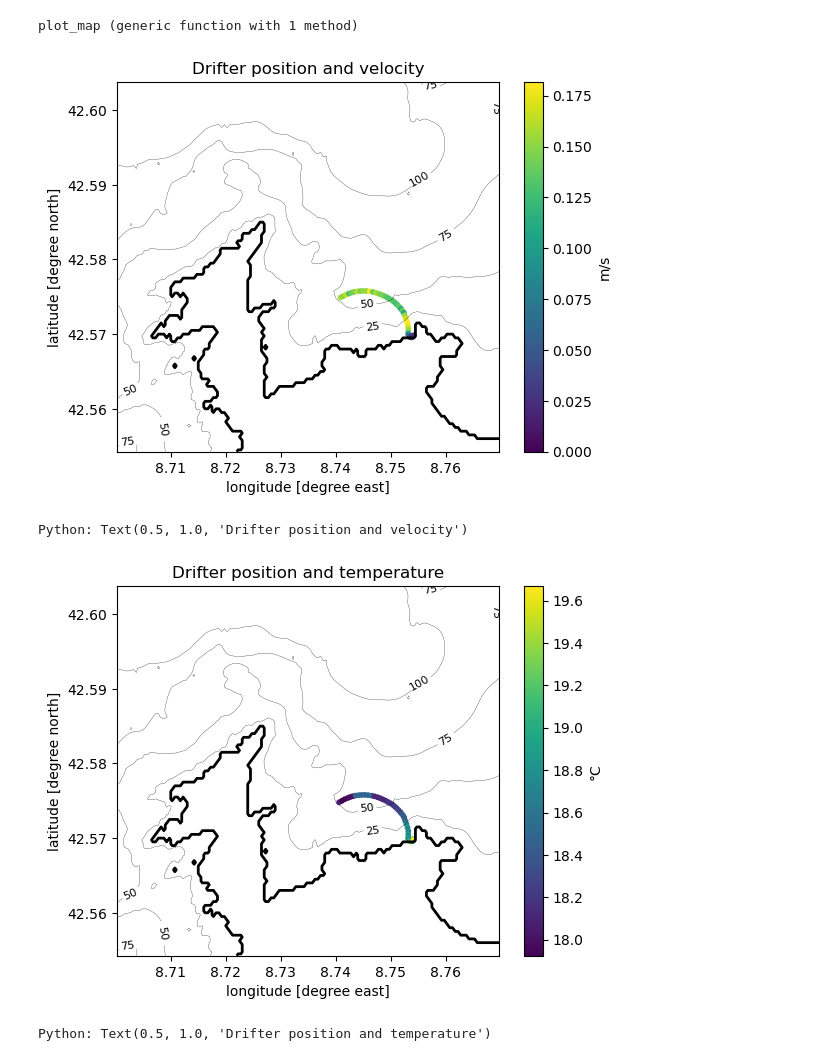
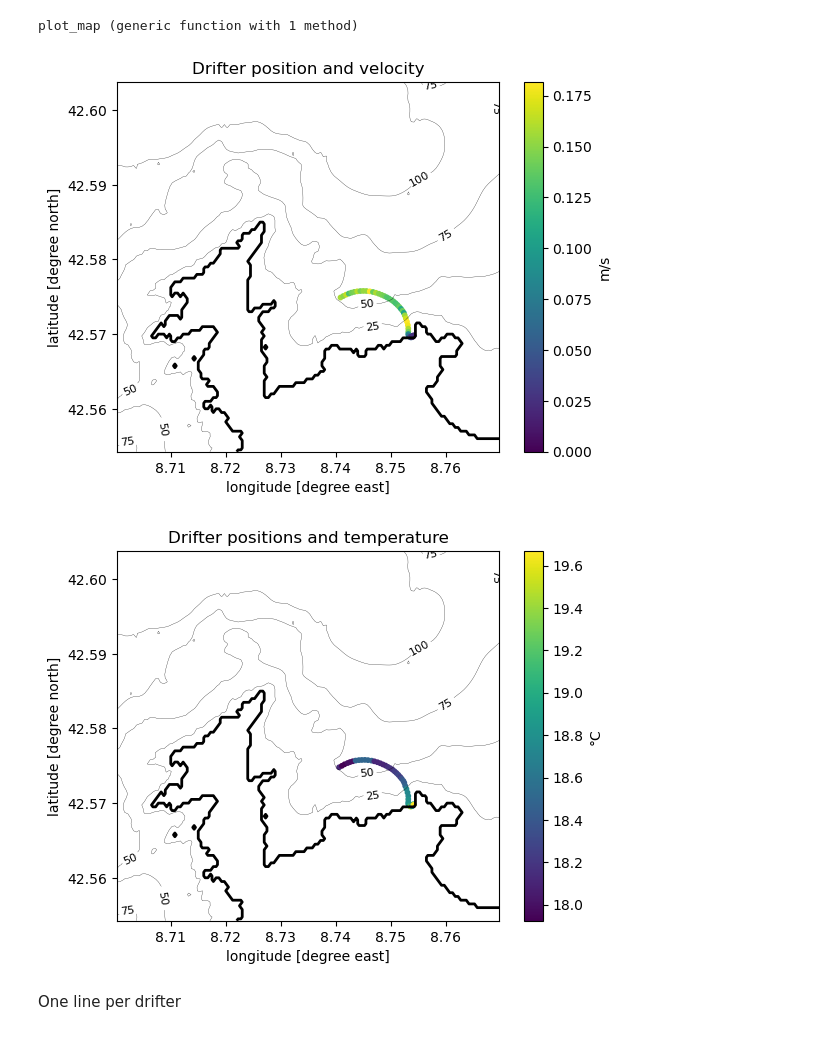
Before and after one commit to gher-uliege/drifter-raspberry-pi, a Jupyter notebook: drifter-track-plots-spot.ipynb, the cells around one changed output. Drawn from its saved outputs; the diff is of its cells as text; code cells hidden in the pictures.

```diff
--- a/drifter-track-plots-spot.ipynb
+++ b/drifter-track-plots-spot.ipynb
@@ -101,5 +101,5 @@ Download an example CSV file:
 # %% [markdown]
 The text file is a comma separated value file (CSV) where the columns are longitude, latitude, time.
 # %%
-filename = "/home/abarth/Downloads/ActivityReport-3-diy04.csv"
+filename = "ActivityReport-3-drifter04.csv"
 # %% [output]
@@ -440,6 +440,8 @@ gca().set_aspect(1/cosd(mean(bat_lat)));
 # %%
 function load_gnss_spot(filename,time_start,time_end)
    data, h = readdlm(filename,',',skipstart=5,header=true)
+   @assert h[2] == "Date"
+   @assert h[4] == "Lat/Lng"
    time = DateTime.(data[:,2],"d.m.y HH:MM")
    sel = findall(data[:,4] .!= "");
    time = time[sel]
@@ -454,7 +456,7 @@ function load_gnss_spot(filename,time_start,time_end)
 end
 
 function compute_currents(lon,lat,time)
-    a = 111000 # m
+    a = 111000 # m, earth_radius*pi/180
 
     n = length(time)
     u = zeros(n-1);
@@ -476,6 +478,9 @@ end
 
 function load_temperature(filename_temperature)
     data,h = readdlm(filename_temperature,',',skipstart=19,header=true)
+    @assert h[1] == "Date/Time"
+    @assert h[2] == "Unit"
+    @assert h[3] == "Value"
     temp_time = DateTime.(data[:,1],"d/m/y HH:MM:SS") .+ Dates.Year(2000);
     @assert(all(data[:,2] .== "C"))
     temp = parse.(Float64,string.(data[:,3],'.',data[:,4]));
@@ -514,16 +519,16 @@ plot_map(bat_lon,bat_lat,bat)
 plot_currents(filename,time_start,time_end)
 # add here other files
 colorbar(label="m/s")
-title("Drifter position and velocity")
+title("Drifter position and velocity");
 # %% [output]
 [figure]
-Python: Text(0.5, 1.0, 'Drifter position and velocity')
 # %%
 plot_map(bat_lon,bat_lat,bat)
 plot_temperature(filename,filename_temperature,time_start,time_end)
 # add here other files
 colorbar(label="°C")
-title("Drifter position and temperature")
+title("Drifter positions and temperature");
 # %% [output]
-[figure, old version]
+[figure, new version]
-Python: Text(0.5, 1.0, 'Drifter position and temperature')
+# %% [markdown]
+One line per drifter
```
Also changed, not shown: parts of 4 cells of this notebook.
